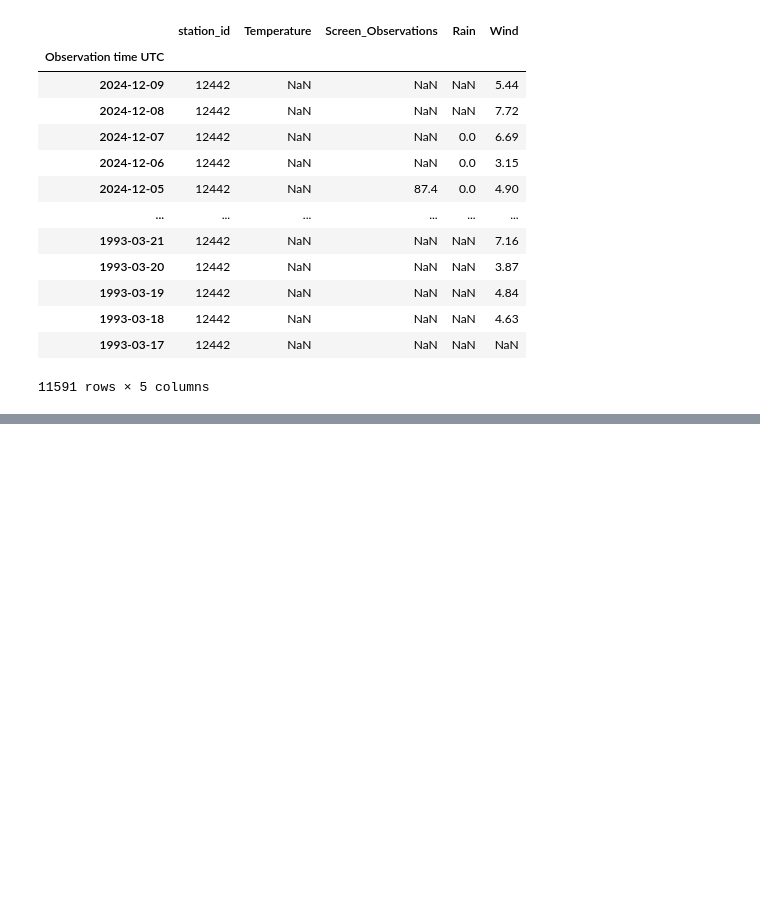
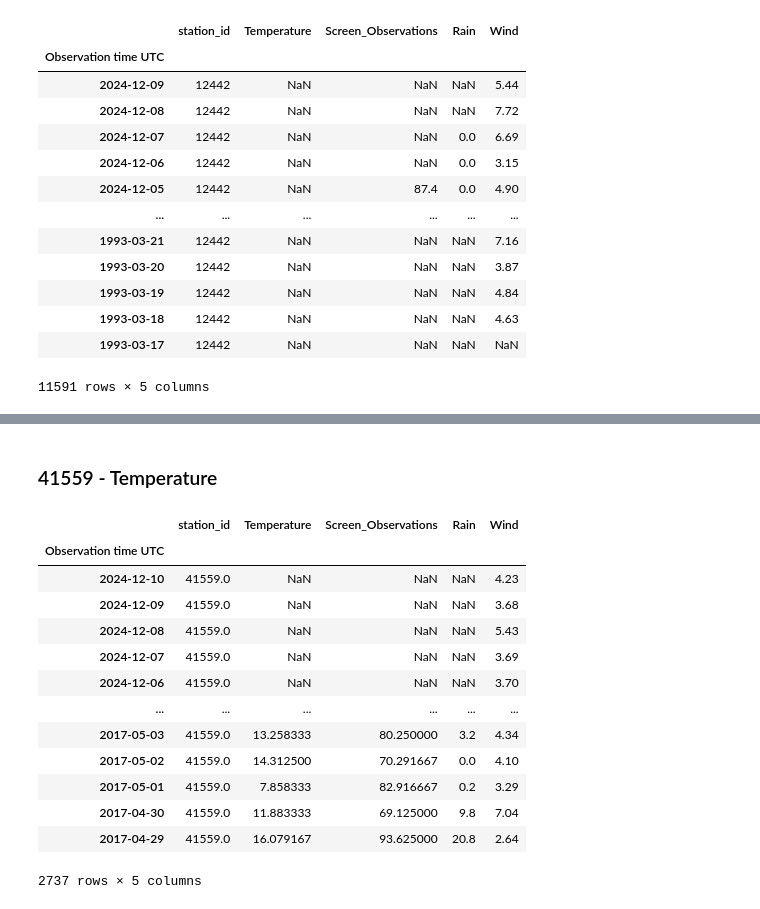
Before and after one commit to aantonov23/clustering-wellington-weather-stations, a Jupyter notebook: st3_filling_missing_values.ipynb, the cells around one changed output, grey strips where cells are left out. Saved outputs shown, nothing was run; the diff lists cells and outputs as text; code cells hidden in the pictures; blank space fills up the shorter version.

```diff
--- a/st3_filling_missing_values.ipynb
+++ b/st3_filling_missing_values.ipynb
@@ -199,0 +280,28 @@ For example, when doing 'df[col].method(value, inplace=True)', try using 'df.met
+# %% [markdown]
+### 41559 - Temperature
+# %%
+# 41559__Temperature__H.csv
+
+station = 41559
+station_column = 'Temperature'
+duration_param = 'H.csv'
+
+df = pd.read_csv(os.path.join(BASE_DATA_PATH, r'stations_filled_all_data', f'{station}.csv'))
+df['Observation time UTC'] = pd.to_datetime(df['Observation time UTC']).dt.date
+df.set_index('Observation time UTC', inplace=True)
+df
+# %% [output]
+|  | station_id | Temperature | Screen_Observations | Rain | Wind |
+| Observation time UTC |  |  |  |  |  |
+| 2024-12-10 | 41559.0 | NaN | NaN | NaN | 4.23 |
+| 2024-12-09 | 41559.0 | NaN | NaN | NaN | 3.68 |
+| 2024-12-08 | 41559.0 | NaN | NaN | NaN | 5.43 |
+| 2024-12-07 | 41559.0 | NaN | NaN | NaN | 3.69 |
+| 2024-12-06 | 41559.0 | NaN | NaN | NaN | 3.70 |
+| ... | ... | ... | ... | ... | ... |
+| 2017-05-03 | 41559.0 | 13.258333 | 80.250000 | 3.2 | 4.34 |
+| 2017-05-02 | 41559.0 | 14.312500 | 70.291667 | 0.0 | 4.10 |
+| 2017-05-01 | 41559.0 | 7.858333 | 82.916667 | 0.2 | 3.29 |
+| 2017-04-30 | 41559.0 | 11.883333 | 69.125000 | 9.8 | 7.04 |
+| 2017-04-29 | 41559.0 | 16.079167 | 93.625000 | 20.8 | 2.64 |
+2737 rows × 5 columns
```
Also changed, not shown: parts of 10 cells of this notebook, 2 other files.
